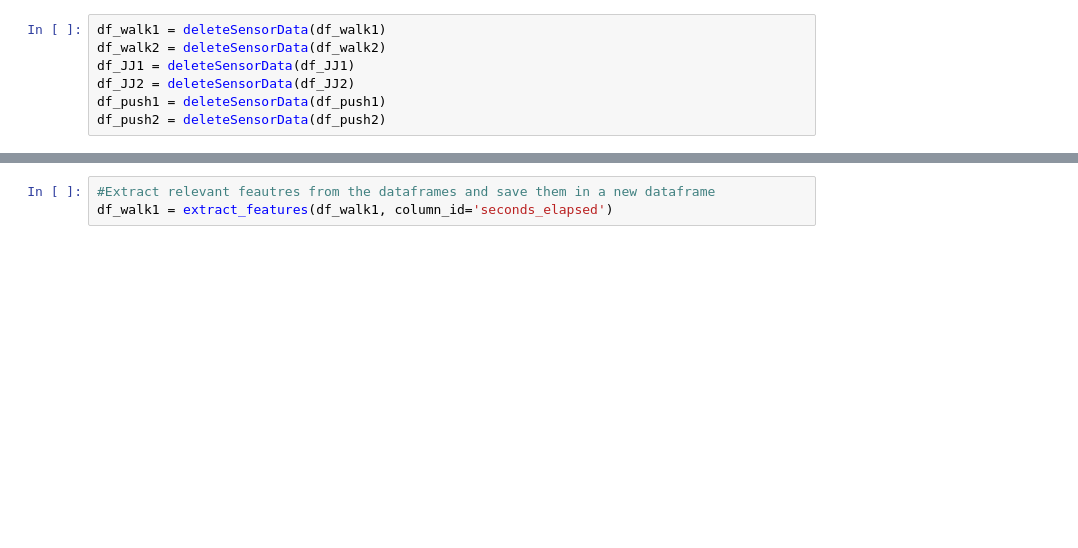
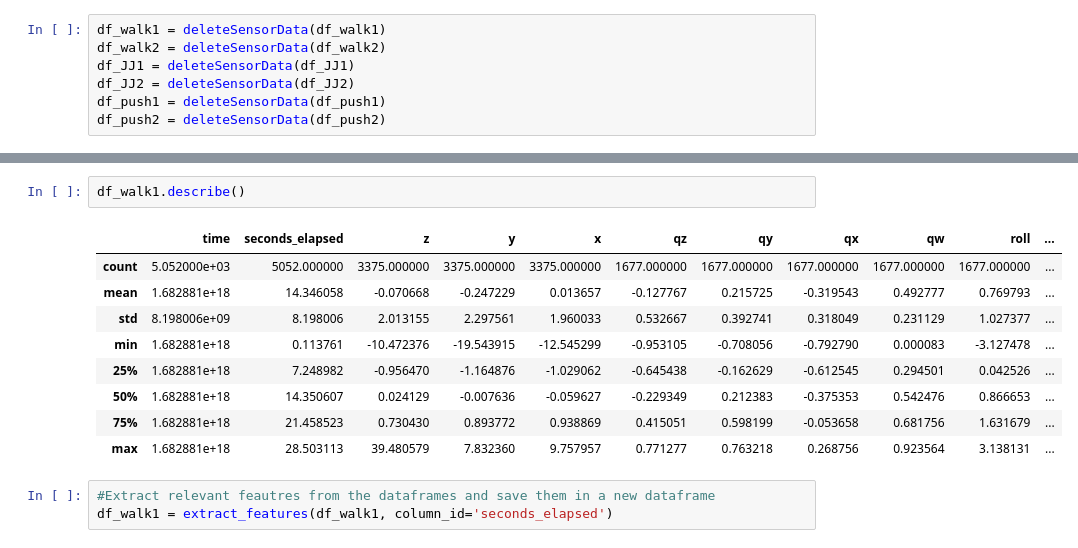
Before and after one commit to Wipfla/ML4B_App, a Jupyter notebook: ML_Marvin.ipynb, the cells around one changed output, grey strips where cells are left out. Cells and saved outputs as stored; diff of their text form; blank space fills up the shorter version.

```diff
--- a/ML_Marvin.ipynb
+++ b/ML_Marvin.ipynb
@@ -207,3 +250,15 @@ df_push2 = deleteSensorData(df_push2)
+# %%
+df_walk1.describe()
+# %% [output]
+|  | time | seconds_elapsed | z | y | x | qz | qy | qx | qw | roll | ... |
+| count | 5.052000e+03 | 5052.000000 | 3375.000000 | 3375.000000 | 3375.000000 | 1677.000000 | 1677.000000 | 1677.000000 | 1677.000000 | 1677.000000 | ... |
+| mean | 1.682881e+18 | 14.346058 | -0.070668 | -0.247229 | 0.013657 | -0.127767 | 0.215725 | -0.319543 | 0.492777 | 0.769793 | ... |
+| std | 8.198006e+09 | 8.198006 | 2.013155 | 2.297561 | 1.960033 | 0.532667 | 0.392741 | 0.318049 | 0.231129 | 1.027377 | ... |
+| min | 1.682881e+18 | 0.113761 | -10.472376 | -19.543915 | -12.545299 | -0.953105 | -0.708056 | -0.792790 | 0.000083 | -3.127478 | ... |
+| 25% | 1.682881e+18 | 7.248982 | -0.956470 | -1.164876 | -1.029062 | -0.645438 | -0.162629 | -0.612545 | 0.294501 | 0.042526 | ... |
+| 50% | 1.682881e+18 | 14.350607 | 0.024129 | -0.007636 | -0.059627 | -0.229349 | 0.212383 | -0.375353 | 0.542476 | 0.866653 | ... |
+| 75% | 1.682881e+18 | 21.458523 | 0.730430 | 0.893772 | 0.938869 | 0.415051 | 0.598199 | -0.053658 | 0.681756 | 1.631679 | ... |
+| max | 1.682881e+18 | 28.503113 | 39.480579 | 7.832360 | 9.757957 | 0.771277 | 0.763218 | 0.268756 | 0.923564 | 3.138131 | ... |
 # %%
 #Extract relevant feautres from the dataframes and save them in a new dataframe
 df_walk1 = extract_features(df_walk1, column_id='seconds_elapsed')
```
Also changed, not shown: parts of 20 cells of this notebook, 3 other files.
